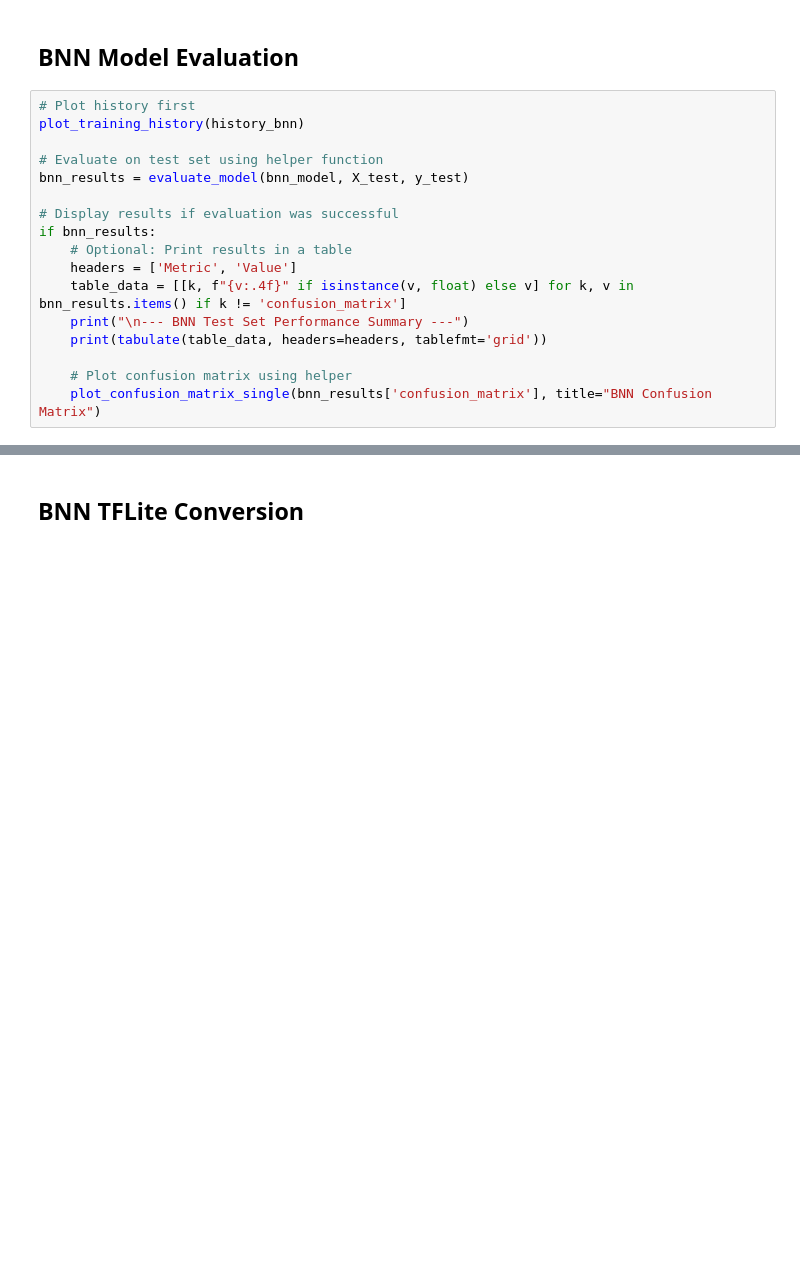
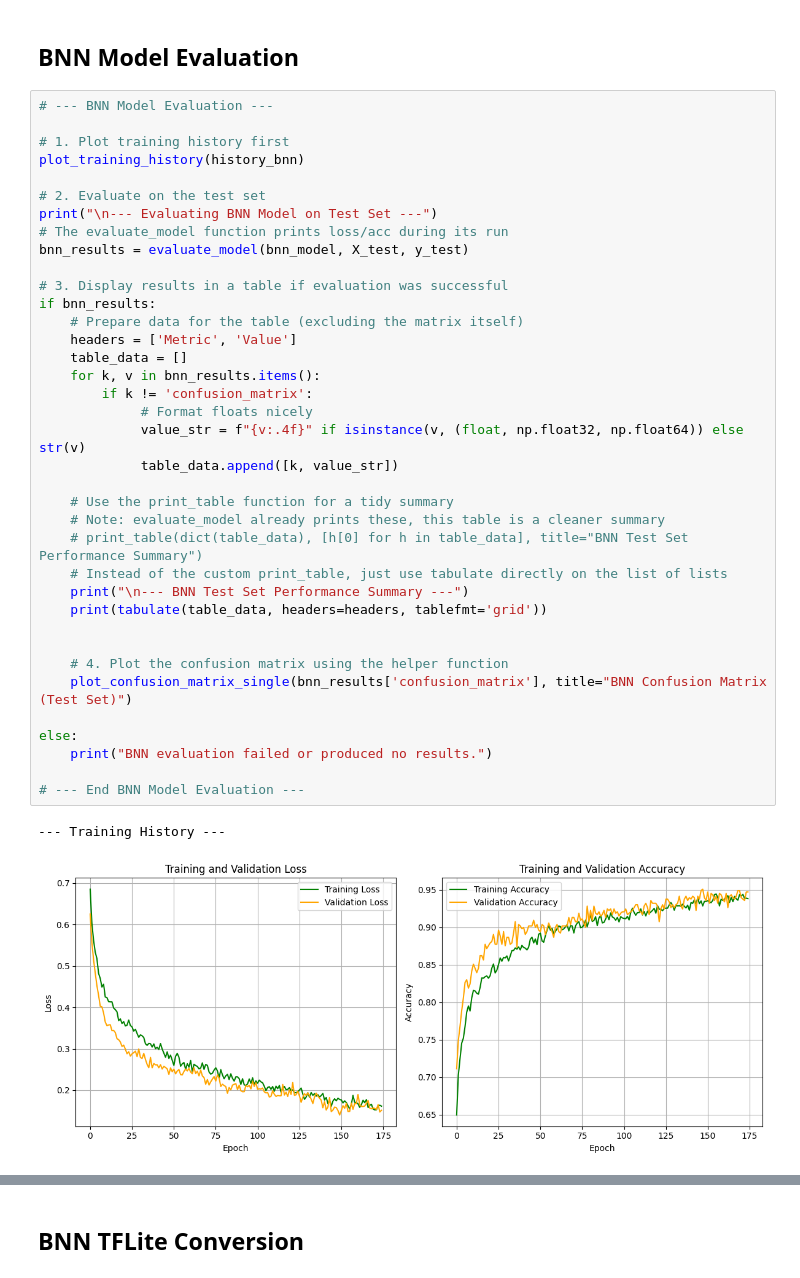
Before and after one commit to Elios-Lab/BNNForge, a Jupyter notebook: b-ToF.ipynb, the cells around one changed output, grey strips where cells are left out. Saved outputs shown, nothing was run; the diff lists cells and outputs as text; blank space fills up the shorter version.

```diff
--- a/b-ToF.ipynb
+++ b/b-ToF.ipynb
@@ -613,19 +769,42 @@ else:
 # %% [markdown]
 ## BNN Model Evaluation
 # %%
-# Plot history first
+# --- BNN Model Evaluation ---
+
+# 1. Plot training history first
 plot_training_history(history_bnn)
 
-# Evaluate on test set using helper function
+# 2. Evaluate on the test set
+print("\n--- Evaluating BNN Model on Test Set ---")
+# The evaluate_model function prints loss/acc during its run
 bnn_results = evaluate_model(bnn_model, X_test, y_test)
 
-# Display results if evaluation was successful
+# 3. Display results in a table if evaluation was successful
 if bnn_results:
-    # Optional: Print results in a table
+    # Prepare data for the table (excluding the matrix itself)
     headers = ['Metric', 'Value']
-    table_data = [[k, f"{v:.4f}" if isinstance(v, float) else v] for k, v in bnn_results.items() if k != 'confusion_matrix']
+    table_data = []
+    for k, v in bnn_results.items():
+        if k != 'confusion_matrix':
+             # Format floats nicely
+             value_str = f"{v:.4f}" if isinstance(v, (float, np.float32, np.float64)) else str(v)
+             table_data.append([k, value_str])
+
+    # Use the print_table function for a tidy summary
+    # Note: evaluate_model already prints these, this table is a cleaner summary
+    # print_table(dict(table_data), [h[0] for h in table_data], title="BNN Test Set Performance Summary")
+    # Instead of the custom print_table, just use tabulate directly on the list of lists
     print("\n--- BNN Test Set Performance Summary ---")
     print(tabulate(table_data, headers=headers, tablefmt='grid'))
 
-    # Plot confusion matrix using helper
-    plot_confusion_matrix_single(bnn_results['confusion_matrix'], title="BNN Confusion Matrix")
+
+    # 4. Plot the confusion matrix using the helper function
+    plot_confusion_matrix_single(bnn_results['confusion_matrix'], title="BNN Confusion Matrix (Test Set)")
+
+else:
+    print("BNN evaluation failed or produced no results.")
+
+# --- End BNN Model Evaluation ---
+# %% [output]
+--- Training History ---
+[figure, added]
```
Also changed, not shown: parts of 28 cells of this notebook.
